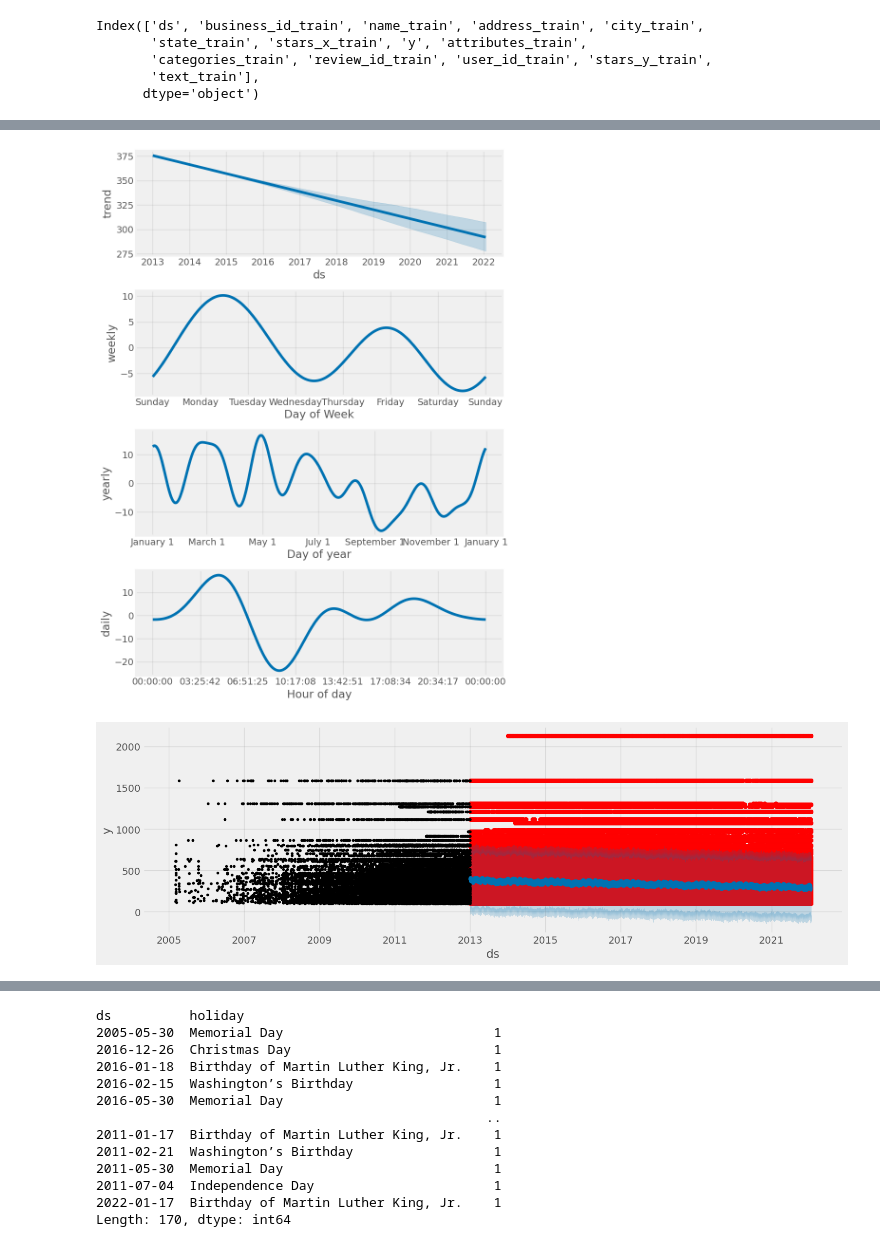
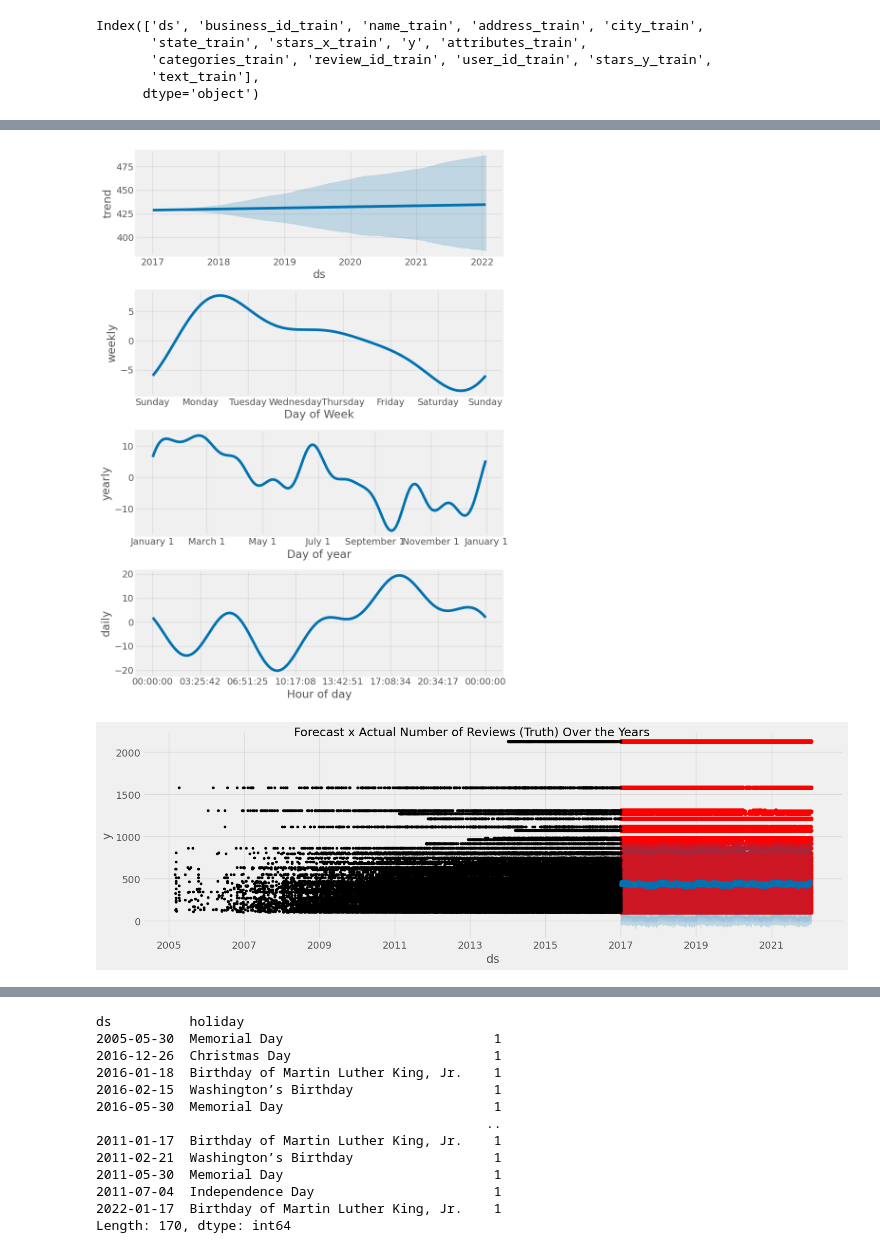
Before and after one commit to Sandokhan/yelp_project, a Jupyter notebook: wip_TimeSeriesProphet.ipynb, the cells around one changed output, grey strips where cells are left out. Drawn from its saved outputs; the diff is of its cells as text; code cells hidden in the pictures.

```diff
--- a/wip_TimeSeriesProphet.ipynb
+++ b/wip_TimeSeriesProphet.ipynb
@@ -226,7 +226,7 @@ plt.show()
 # %%
 # starting with ml pipeline
 #train-> grey | test-> red
-split_date = '1-Jan-2013'
+split_date = '1-Jan-2017'
 tucson_train = tucson_sample.loc[tucson_sample.index <= split_date].copy()
 tucson_test = tucson_sample.loc[tucson_sample.index > split_date].copy()
 
@@ -306,14 +306,15 @@ fig = model.plot_components(tucson_test_frcst)
 plt.show() # trend | weekly | yearly | daily
 # the model combined these components to create the forecast above
 # %% [output]
-[figure, old version]
+[figure, new version]
 # %%
 # evaluate the model
 # let's compare the forecast with the actual number of reviews for each year
 f, ax = plt.subplots(figsize=(15, 5))
 ax.scatter(tucson_test.index, tucson_test['review_count_test'], color='r')
 fig = model.plot(tucson_test_frcst, ax=ax)
+plot = plt.suptitle('Forecast x Actual Number of Reviews (Truth) Over the Years')
 # red-> actual values | blue-> predicted values | it looks like prophet picked up a downward trend
 # %% [output]
-[figure, old version]
+[figure, new version]
 # %%
```
Also changed, not shown: parts of 19 cells of this notebook.
